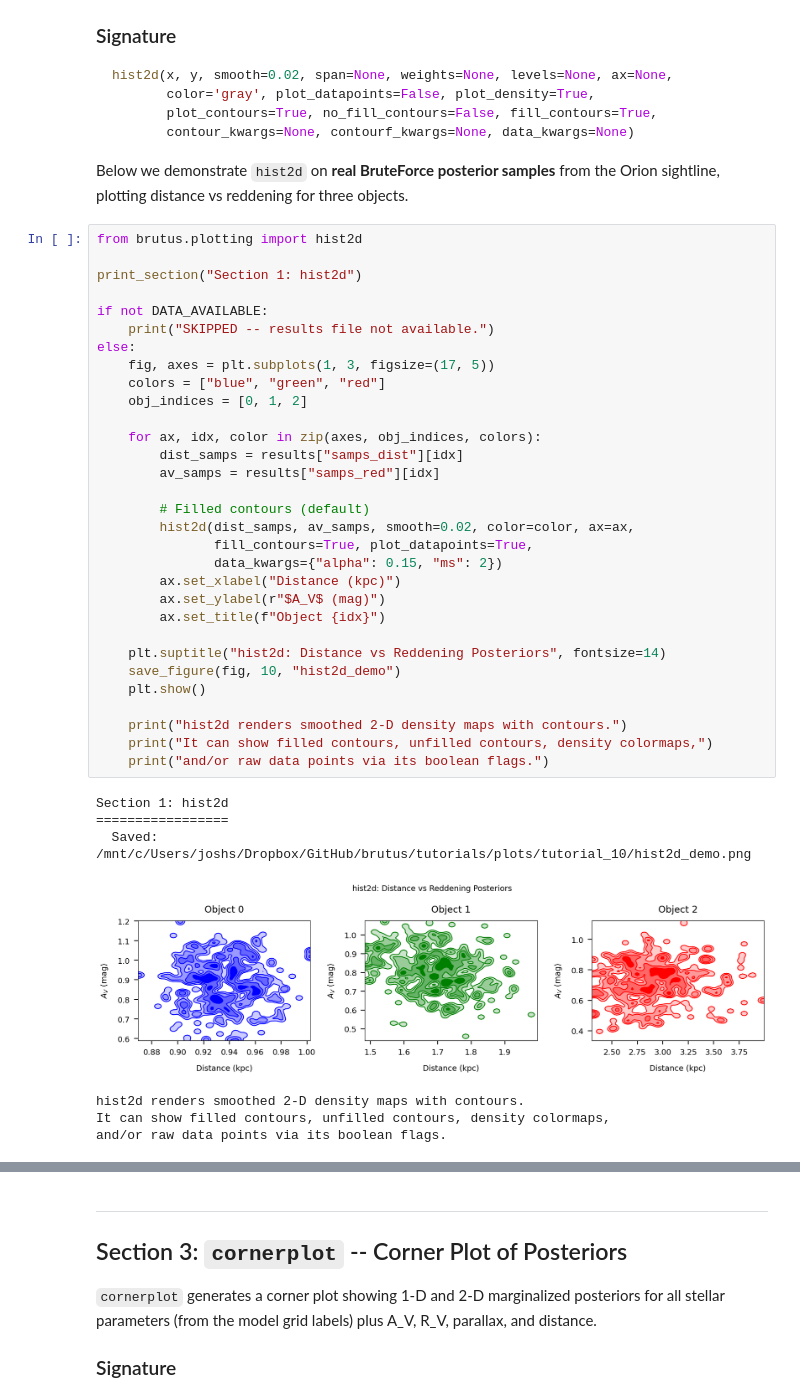
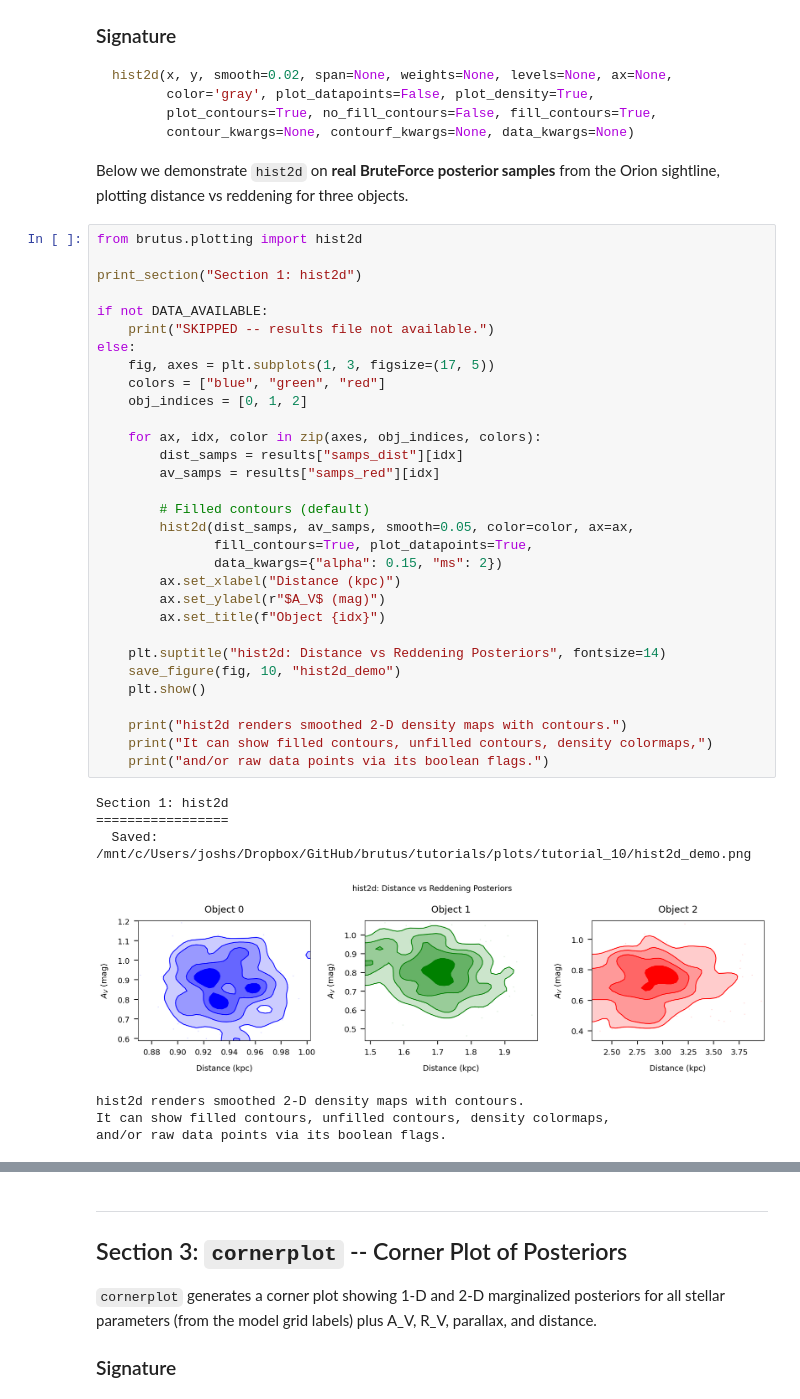
Before and after one commit to joshspeagle/brutus, a Jupyter notebook: tutorials/tutorial_10_plotting.ipynb, the cells around one changed output, grey strips where cells are left out. Drawn from its saved outputs; the diff is of its cells as text.

```diff
--- a/tutorials/tutorial_10_plotting.ipynb
+++ b/tutorials/tutorial_10_plotting.ipynb
@@ -192,35 +189,35 @@ print_section("Section 1: hist2d")
 
 if not DATA_AVAILABLE:
     print("SKIPPED -- results file not available.")
 else:
     fig, axes = plt.subplots(1, 3, figsize=(17, 5))
     colors = ["blue", "green", "red"]
     obj_indices = [0, 1, 2]
 
     for ax, idx, color in zip(axes, obj_indices, colors):
         dist_samps = results["samps_dist"][idx]
         av_samps = results["samps_red"][idx]
 
         # Filled contours (default)
-        hist2d(dist_samps, av_samps, smooth=0.02, color=color, ax=ax,
+        hist2d(dist_samps, av_samps, smooth=0.05, color=color, ax=ax,
                fill_contours=True, plot_datapoints=True,
                data_kwargs={"alpha": 0.15, "ms": 2})
         ax.set_xlabel("Distance (kpc)")
         ax.set_ylabel(r"$A_V$ (mag)")
         ax.set_title(f"Object {idx}")
 
     plt.suptitle("hist2d: Distance vs Reddening Posteriors", fontsize=14)
     save_figure(fig, 10, "hist2d_demo")
     plt.show()
 
     print("hist2d renders smoothed 2-D density maps with contours.")
     print("It can show filled contours, unfilled contours, density colormaps,")
     print("and/or raw data points via its boolean flags.")
 # %% [output]
 Section 1: hist2d
 =================
   Saved: /mnt/c/Users/joshs/Dropbox/GitHub/brutus/tutorials/plots/tutorial_10/hist2d_demo.png
-[figure, old version]
+[figure, new version]
 hist2d renders smoothed 2-D density maps with contours.
 It can show filled contours, unfilled contours, density colormaps,
 and/or raw data points via its boolean flags.
```
Also changed, not shown: parts of 12 cells of this notebook, 10 other files.
